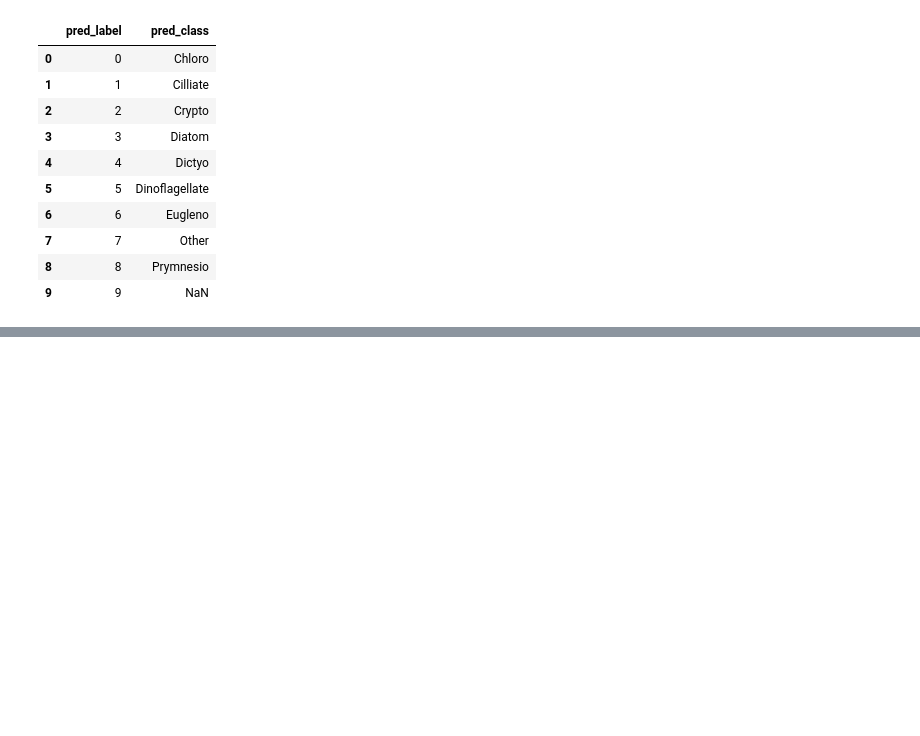
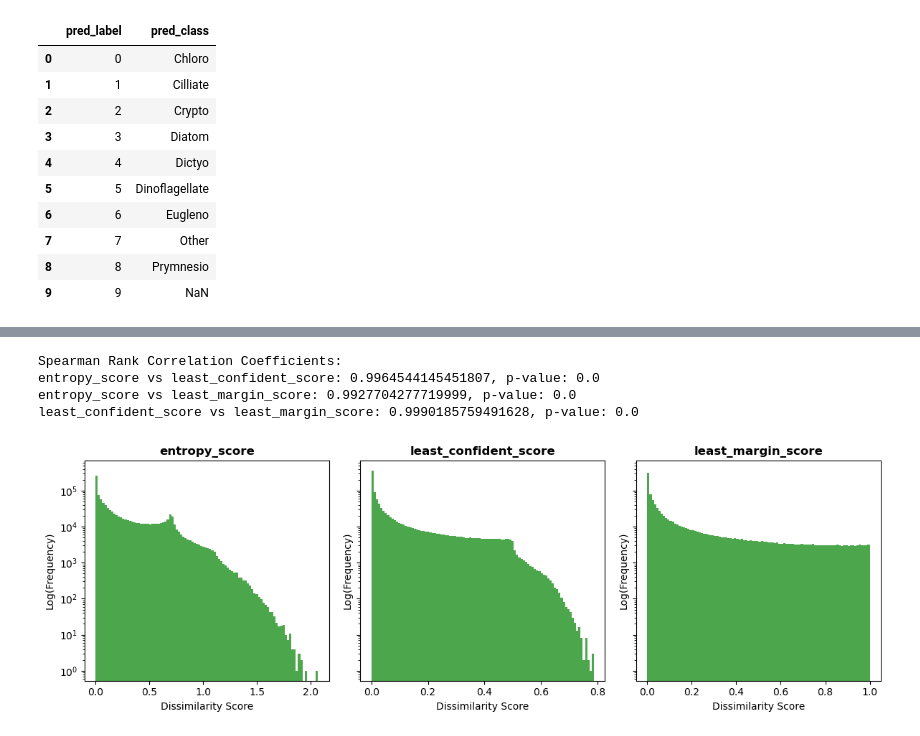
Before and after one commit to chandlerault/PIVOT, a Jupyter notebook: Dissimilarity_Scores.ipynb, the cells around one changed output, grey strips where cells are left out. Drawn from its saved outputs; the diff is of its cells as text; code cells hidden in the pictures; blank space fills up the shorter version.

Commit message:
some comparisons of rank orders

```diff
--- a/Dissimilarity_Scores.ipynb
+++ b/Dissimilarity_Scores.ipynb
@@ -102,0 +106,2 @@ df_no_probs.to_parquet("inventory_df_with_scores.parquet.gzip", index=False, com
+# %%
+df = pd.read_parquet("inventory_df_with_scores.parquet.gzip")
@@ -102,0 +126,43 @@ df_no_probs.to_parquet("inventory_df_with_scores.parquet.gzip", index=False, com
+# %%
+import pandas as pd
+from scipy.stats import spearmanr
+
+# Assuming df is your DataFrame with the given columns
+# Replace df with your actual DataFrame name
+
+columns_to_compare = ["entropy_score", "least_confident_score", "least_margin_score"]
+
+# Calculate Spearman rank correlation coefficients and p-values
+cor_entropy_vs_confident, p_value_entropy_vs_confident = spearmanr(df["entropy_score"], df["least_confident_score"])
+cor_entropy_vs_margin, p_value_entropy_vs_margin = spearmanr(df["entropy_score"], df["least_margin_score"])
+cor_confident_vs_margin, p_value_confident_vs_margin = spearmanr(df["least_confident_score"], df["least_margin_score"])
+
+# Display results
+print(f"Spearman Rank Correlation Coefficients:")
+print(f"entropy_score vs least_confident_score: {cor_entropy_vs_confident}, p-value: {p_value_entropy_vs_confident}")
+print(f"entropy_score vs least_margin_score: {cor_entropy_vs_margin}, p-value: {p_value_entropy_vs_margin}")
+print(f"least_confident_score vs least_margin_score: {cor_confident_vs_margin}, p-value: {p_value_confident_vs_margin}")
+# %% [output]
+Spearman Rank Correlation Coefficients:
+entropy_score vs least_confident_score: 0.9964544145451807, p-value: 0.0
+entropy_score vs least_margin_score: 0.9927704277719999, p-value: 0.0
+least_confident_score vs least_margin_score: 0.9990185759491628, p-value: 0.0
+# %%
+columns_to_compare = ["entropy_score", "least_confident_score", "least_margin_score"]
+
+# Set up subplots for each column
+fig, axes = plt.subplots(ncols=len(columns_to_compare), nrows=1, figsize=(12, 4), sharey=True)
+fig.subplots_adjust(wspace=0.5)
+
+for i, col in enumerate(columns_to_compare):
+    # Plot log-histogram of values
+    axes[i].hist(df[col], bins=100, color='green', alpha=0.7)
+    axes[i].set_title(f'{col}', weight='bold')
+    axes[i].set_xlabel('Dissimilarity Score')
+    axes[i].set_ylabel('Log(Frequency)')
+    axes[i].set_yscale('log')
+
+plt.tight_layout()
+plt.show()
+# %% [output]
+[figure, added]
```
Also changed, not shown: parts of 10 cells of this notebook.
